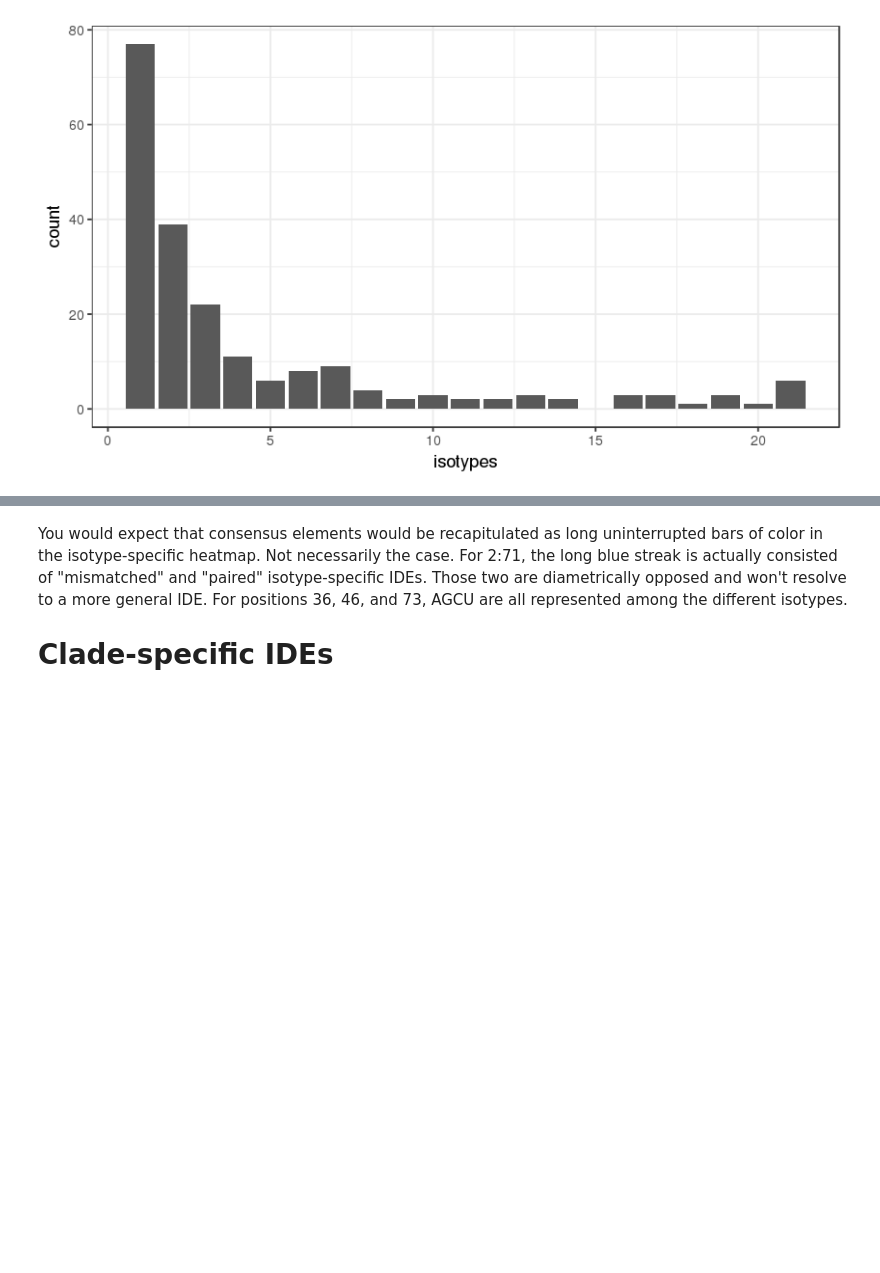
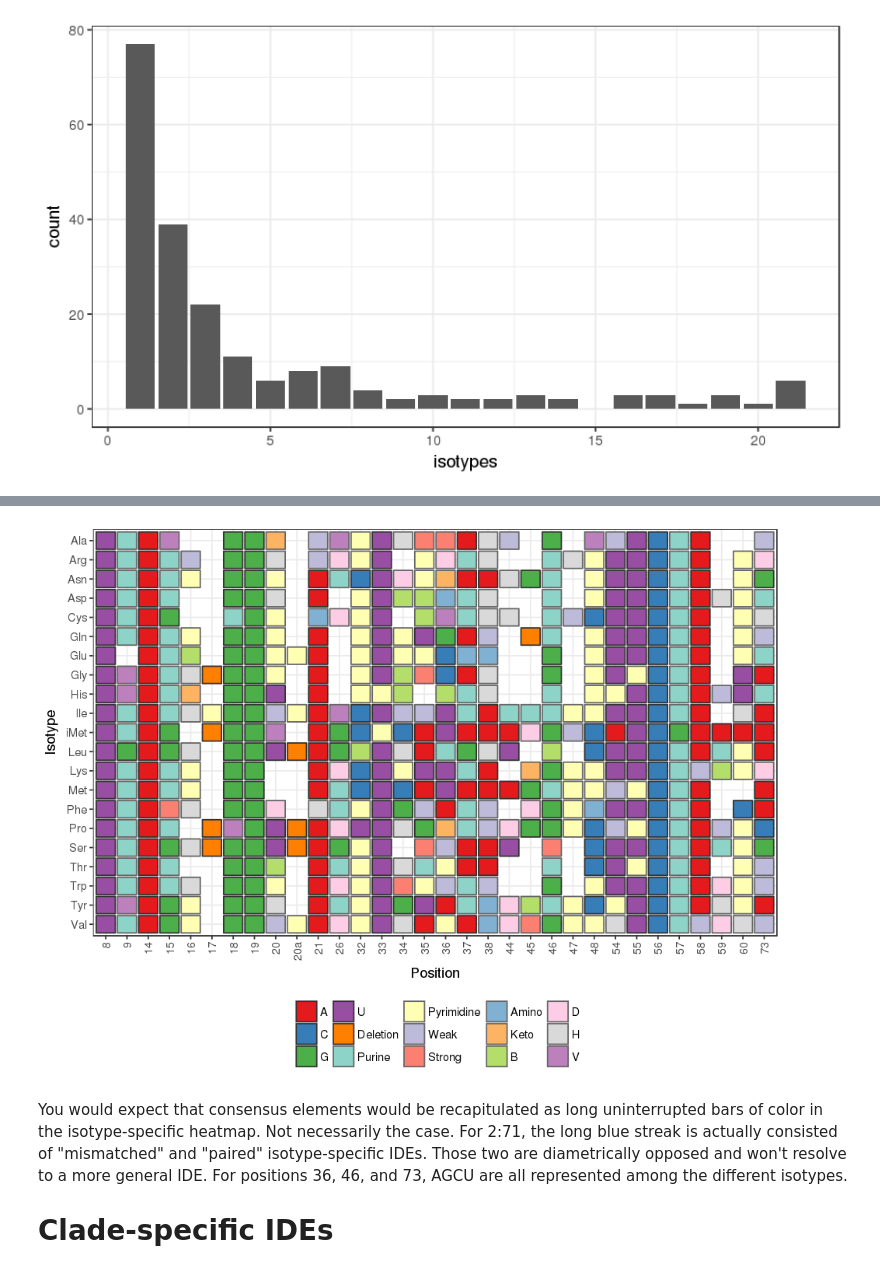
Before and after one commit to bylin/euk-features, a Jupyter notebook: notebooks/isotype-clade-specific.ipynb, the cells around one changed output, grey strips where cells are left out. Drawn from its saved outputs; the diff is of its cells as text; code cells hidden in the pictures; blank space fills up the shorter version.

```diff
--- a/notebooks/isotype-clade-specific.ipynb
+++ b/notebooks/isotype-clade-specific.ipynb
@@ -251,3 +247,19 @@ isotype_specific %>%
+# %%
+options(repr.plot.width=8, repr.plot.height=6)
+isotype_specific %>%
+  filter(!str_detect(positions, '\\.')) %>%
+  mutate(positions=factor(positions, single_position_refs)) %>%
+  mutate(identity=factor(identity, single_identities)) %>%
+  ggplot() + geom_tile(aes(x=positions, y=isotype, fill=identity, color=identity), width=0.9, height=0.9, size=0.5) +
+    theme(axis.text.x=element_text(angle=90, hjust=1, vjust=0.5), legend.position='bottom') +
+    scale_x_discrete(labels=single_positions) +
+    scale_y_discrete(limits=rev(isotypes)) +
+    scale_color_manual(values=single_colors) +
+    scale_fill_manual(values=c(brewer.pal(5, "Set1"), brewer.pal(12, "Set3"))) +
+    guides(fill=guide_legend(title=NULL), color=guide_legend(title=NULL)) +
+    xlab('Position') + ylab('Isotype')
+# %% [output]
+[figure, added]
 # %% [markdown]
 You would expect that consensus elements would be recapitulated as long uninterrupted bars of color in the isotype-specific heatmap. Not necessarily the case. For 2:71, the long blue streak is actually consisted of "mismatched" and "paired" isotype-specific IDEs. Those two are diametrically opposed and won't resolve to a more general IDE. For positions 36, 46, and 73, AGCU are all represented among the different isotypes.
 
```
Also changed, not shown: parts of 6 cells of this notebook.
